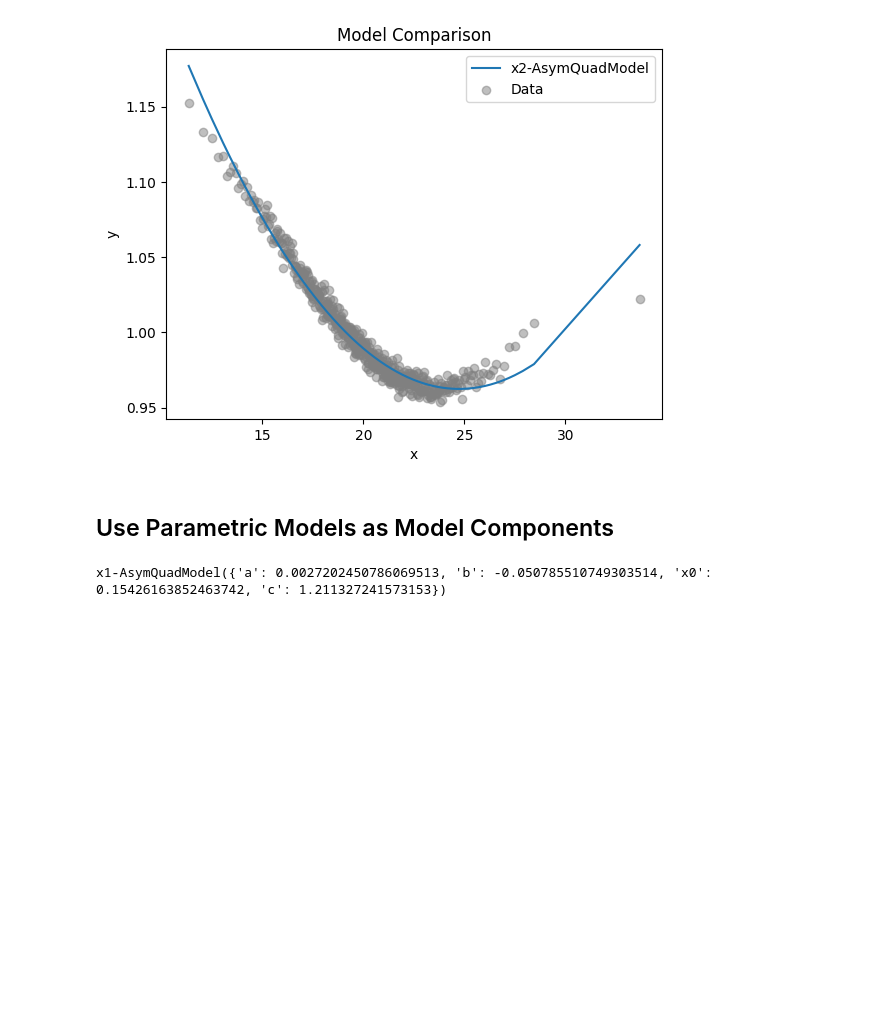
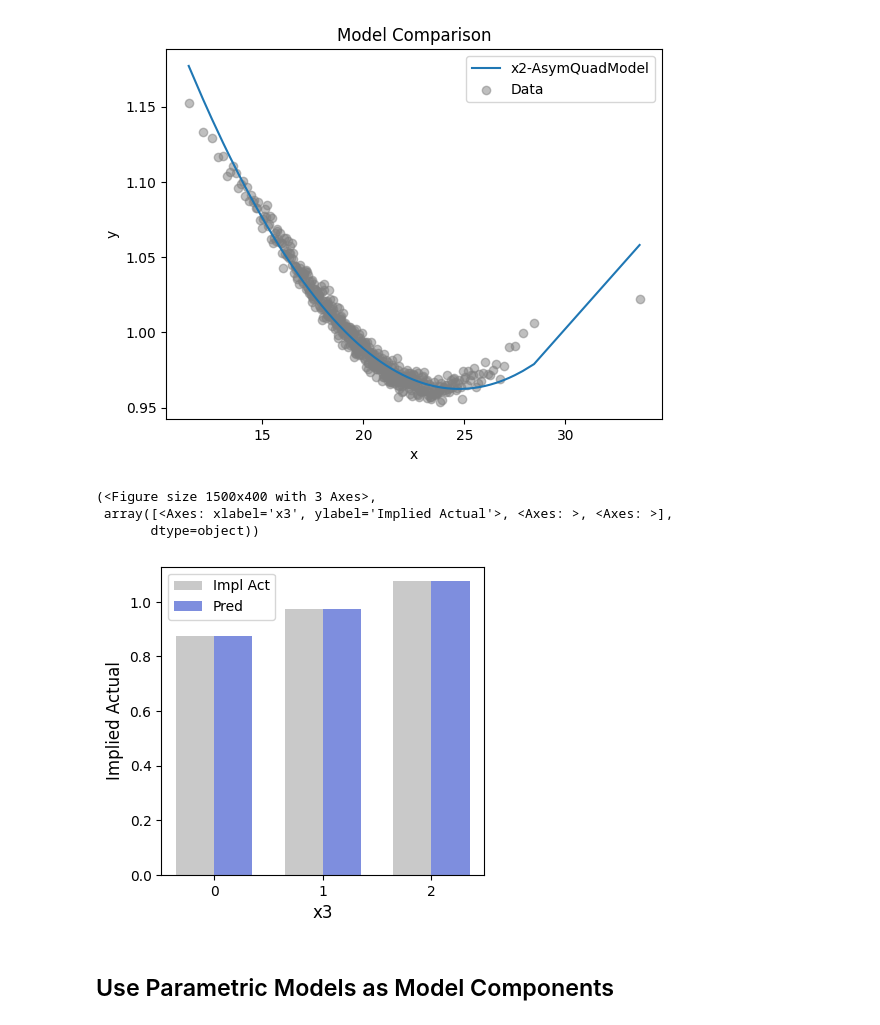
Before and after one commit to YimingZhang07/quantbullet, a Jupyter notebook: docs/experiments/testing.ipynb, the cells around one changed output. Saved outputs shown, nothing was run; the diff lists cells and outputs as text; code cells hidden in the pictures; blank space fills up the shorter version.

Commit message:
sig: adapt the code to data container and run through

```diff
--- a/docs/experiments/testing.ipynb
+++ b/docs/experiments/testing.ipynb
@@ -37,11 +37,11 @@ feature_config = {
 tk = LinearProductModelToolkit( feature_config ).fit( df )
 train_df = tk.get_train_df( df )
 # %%
-dcontainer = ProductModelDataContainer( df, train_df, tk.feature_groups )
+dcontainer = ProductModelDataContainer( df, train_df, response=df['y'], feature_groups=tk.feature_groups )
 # %%
 model = LinearProductRegressorBCD()
 # %%
-model.fit( dcontainer, df['y'], feature_groups=tk.feature_groups, n_iterations=20, early_stopping_rounds=5, cache_qr_decomp=False, ftol=1e-8, offset_y=0 )
+model.fit( dcontainer, feature_groups=tk.feature_groups, n_iterations=20, early_stopping_rounds=5, cache_qr_decomp=False, ftol=1e-8, offset_y=0 )
 # %% [output]
 Iteration 1/20, Loss: 5.025260e-01
 Iteration 2/20, Loss: 5.015175e-01
@@ -87,6 +87,13 @@ compare_models( models=[x2_model], x=x2, y=x2_implied_actuals )
 (<Figure size 640x480 with 1 Axes>,
  <Axes: title={'center': 'Model Comparison'}, xlabel='x', ylabel='y'>)
 [figure]
+# %%
+tk.plot_categorical_plots( model, dcontainer, sample_frac=1, method='bin')
+# %% [output]
+(<Figure size 1500x400 with 3 Axes>,
+ array([<Axes: xlabel='x3', ylabel='Implied Actual'>, <Axes: >, <Axes: >],
+       dtype=object))
+[figure, added]
 # %% [markdown]
 ## Use Parametric Models as Model Components
 # %%
@@ -109,7 +110,3 @@ manager.add_component( "x2", x2_component )
 manager.to_json( r"test-model-components.json" )
 # %%
 manager.build_all_models()
-# %%
-manager.models['x1']
-# %% [output]
-x1-AsymQuadModel({'a': 0.0027202450786069513, 'b': -0.050785510749303514, 'x0': 0.15426163852463742, 'c': 1.211327241573153})
```
Also changed, not shown: parts of 12 cells of this notebook, 6 other files.
